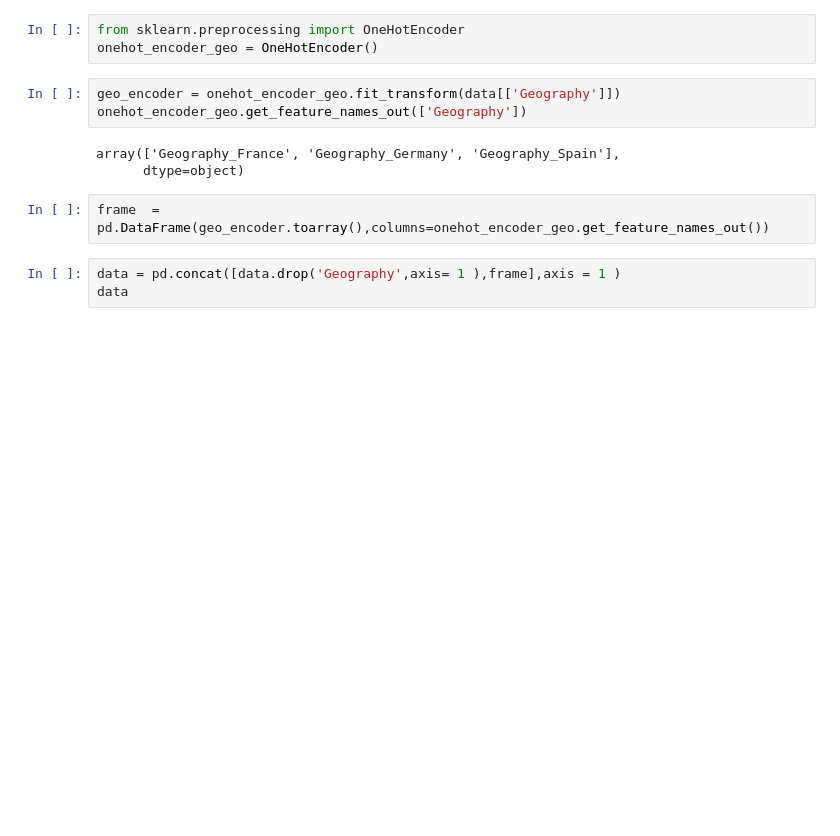
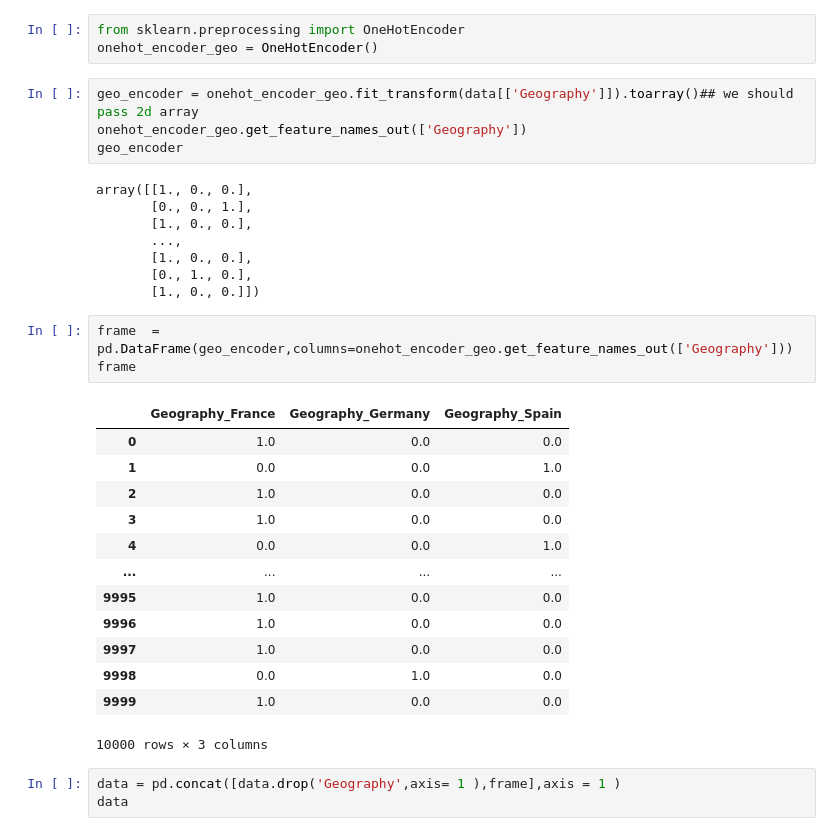
Before and after one commit to subediishan/ANNChurnPrediction, a Jupyter notebook: ANNChurnPredictionModel.ipynb, the cells around one changed output. Drawn from its saved outputs; the diff is of its cells as text; blank space fills up the shorter version.

```diff
--- a/ANNChurnPredictionModel.ipynb
+++ b/ANNChurnPredictionModel.ipynb
@@ -41,13 +35,34 @@ data.head(3)
 from sklearn.preprocessing import OneHotEncoder
 onehot_encoder_geo = OneHotEncoder()
 # %%
-geo_encoder = onehot_encoder_geo.fit_transform(data[['Geography']])
+geo_encoder = onehot_encoder_geo.fit_transform(data[['Geography']]).toarray()## we should pass 2d array
 onehot_encoder_geo.get_feature_names_out(['Geography'])
+geo_encoder
 # %% [output]
-array(['Geography_France', 'Geography_Germany', 'Geography_Spain'],
-      dtype=object)
+array([[1., 0., 0.],
+       [0., 0., 1.],
+       [1., 0., 0.],
+       ...,
+       [1., 0., 0.],
+       [0., 1., 0.],
+       [1., 0., 0.]])
 # %%
-frame  = pd.DataFrame(geo_encoder.toarray(),columns=onehot_encoder_geo.get_feature_names_out())
+frame  = pd.DataFrame(geo_encoder,columns=onehot_encoder_geo.get_feature_names_out(['Geography']))
+frame
+# %% [output]
+|  | Geography_France | Geography_Germany | Geography_Spain |
+| 0 | 1.0 | 0.0 | 0.0 |
+| 1 | 0.0 | 0.0 | 1.0 |
+| 2 | 1.0 | 0.0 | 0.0 |
+| 3 | 1.0 | 0.0 | 0.0 |
+| 4 | 0.0 | 0.0 | 1.0 |
+| ... | ... | ... | ... |
+| 9995 | 1.0 | 0.0 | 0.0 |
+| 9996 | 1.0 | 0.0 | 0.0 |
+| 9997 | 1.0 | 0.0 | 0.0 |
+| 9998 | 0.0 | 1.0 | 0.0 |
+| 9999 | 1.0 | 0.0 | 0.0 |
+10000 rows × 3 columns
 # %%
 data = pd.concat([data.drop('Geography',axis= 1 ),frame],axis = 1 )
 data
```
Also changed, not shown: parts of 9 cells of this notebook, 11 other files.
